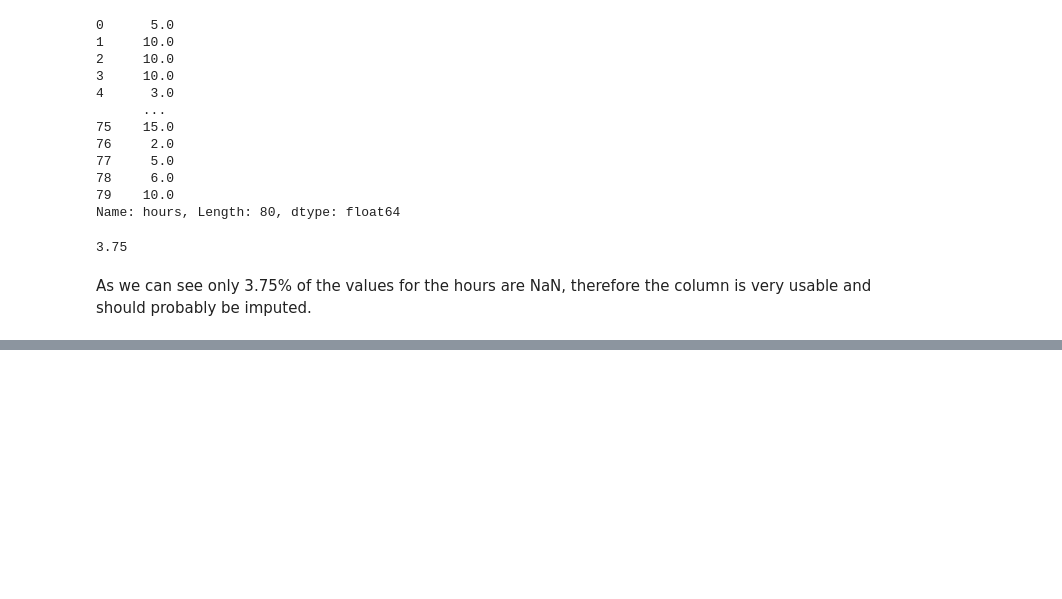
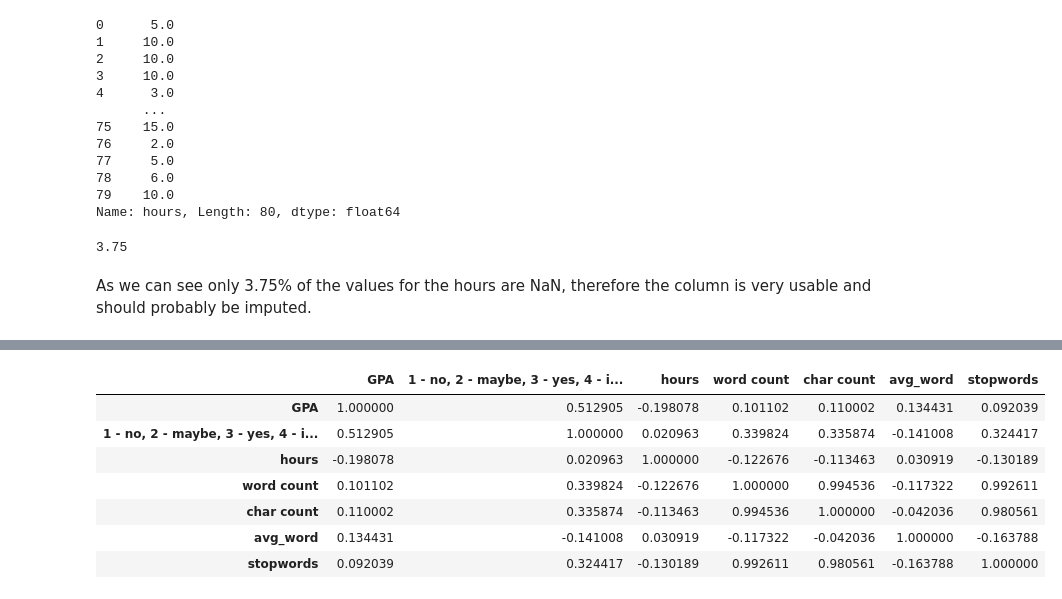
Before and after one commit to sushruth2003/ML-Recruiting-Classifier, a Jupyter notebook: workbook.ipynb, the cells around one changed output, grey strips where cells are left out. Saved outputs shown, nothing was run; the diff lists cells and outputs as text; code cells hidden in the pictures; blank space fills up the shorter version.

```diff
--- a/workbook.ipynb
+++ b/workbook.ipynb
@@ -136,0 +176,3 @@ As we can see only 3.75% of the values for the hours are NaN, therefore the colu
+# %%
+df['word count'] = (df['Why does this team interest you?'] + df['What value will you bring to Quant?'] + df['What do you hope to get out of Quant?']).apply(lambda x: len(str(x).split(" ")))
+df.head()
@@ -136,0 +194,3 @@ As we can see only 3.75% of the values for the hours are NaN, therefore the colu
+# %%
+df['char count'] = (df['Why does this team interest you?'] + df['What value will you bring to Quant?'] + df['What do you hope to get out of Quant?']).str.len()
+df.head()
@@ -136,0 +213,6 @@ As we can see only 3.75% of the values for the hours are NaN, therefore the colu
+# %%
+def avg_word(sentence):
+  words = sentence.split()
+  return (sum(len(word) for word in words)/len(words))
+df['avg_word'] = (df['Why does this team interest you?'] + df['What value will you bring to Quant?'] + df['What do you hope to get out of Quant?']).apply(lambda x: avg_word(x))
+df.head()
@@ -136,0 +248,11 @@ As we can see only 3.75% of the values for the hours are NaN, therefore the colu
+# %%
+df.corr()
+# %% [output]
+|  | GPA | 1 - no, 2 - maybe, 3 - yes, 4 - i... | hours | word count | char count | avg_word | stopwords |
+| GPA | 1.000000 | 0.512905 | -0.198078 | 0.101102 | 0.110002 | 0.134431 | 0.092039 |
+| 1 - no, 2 - maybe, 3 - yes, 4 - i... | 0.512905 | 1.000000 | 0.020963 | 0.339824 | 0.335874 | -0.141008 | 0.324417 |
+| hours | -0.198078 | 0.020963 | 1.000000 | -0.122676 | -0.113463 | 0.030919 | -0.130189 |
+| word count | 0.101102 | 0.339824 | -0.122676 | 1.000000 | 0.994536 | -0.117322 | 0.992611 |
+| char count | 0.110002 | 0.335874 | -0.113463 | 0.994536 | 1.000000 | -0.042036 | 0.980561 |
+| avg_word | 0.134431 | -0.141008 | 0.030919 | -0.117322 | -0.042036 | 1.000000 | -0.163788 |
+| stopwords | 0.092039 | 0.324417 | -0.130189 | 0.992611 | 0.980561 | -0.163788 | 1.000000 |
```
Also changed, not shown: parts of 19 cells of this notebook.
